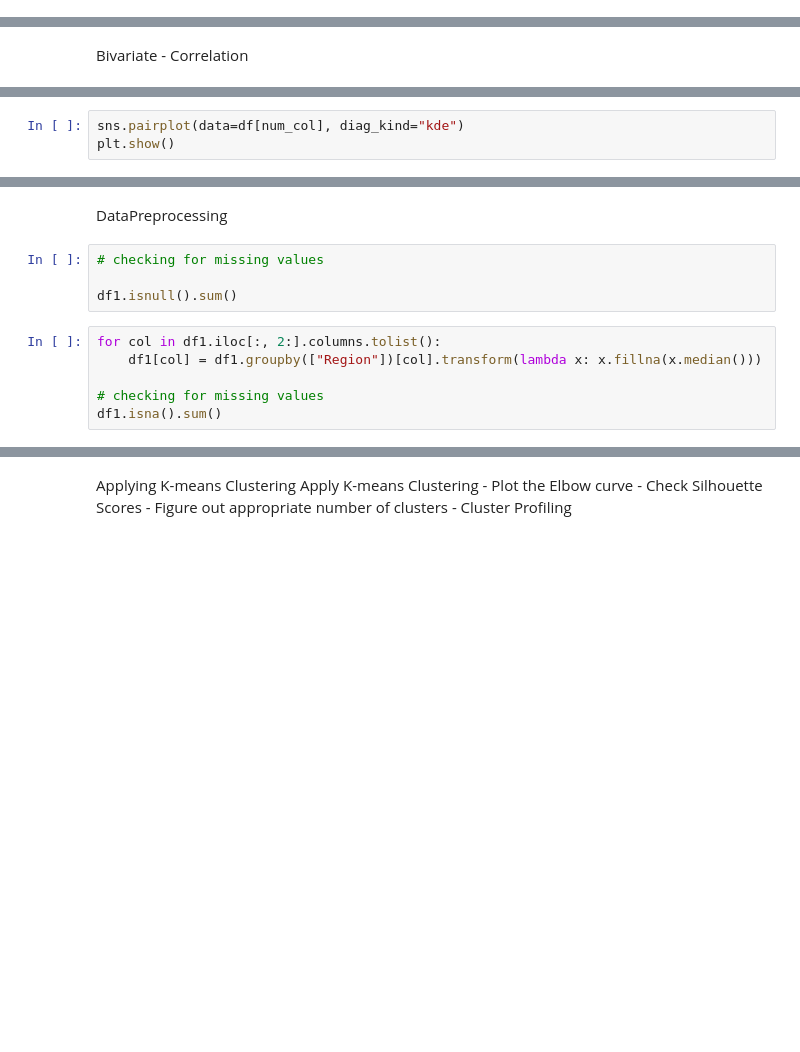
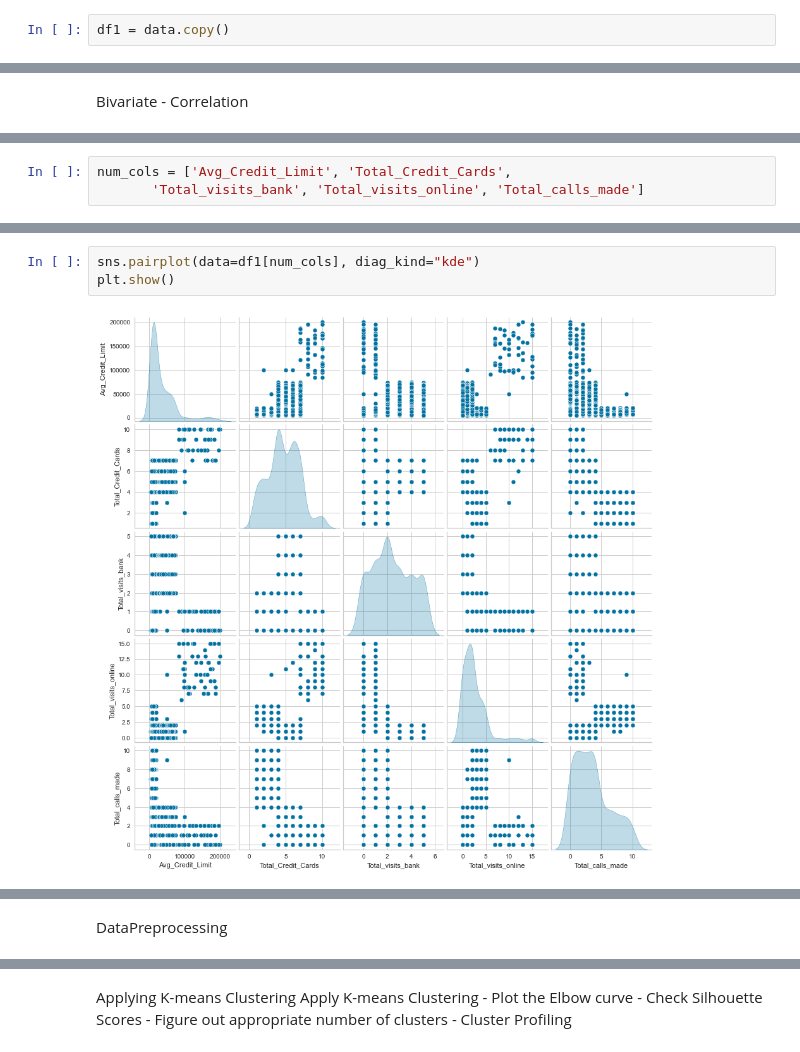
Before and after one commit to luisgvcalderon/aiml, a Jupyter notebook: LGCC-AllLifeCustomerSegmentation.ipynb, the cells around one changed output, grey strips where cells are left out. Saved outputs shown, nothing was run; the diff lists cells and outputs as text; blank space fills up the shorter version.

```diff
--- a/LGCC-AllLifeCustomerSegmentation.ipynb
+++ b/LGCC-AllLifeCustomerSegmentation.ipynb
@@ -159,0 +171,2 @@ def histogram_boxplot(data, feature, figsize=(12, 7), kde=False, bins=None):
+# %%
+df1 = data.copy()
@@ -173,0 +207,3 @@ plt.show()
+# %%
+num_cols = ['Avg_Credit_Limit', 'Total_Credit_Cards',
+       'Total_visits_bank', 'Total_visits_online', 'Total_calls_made']
@@ -174,3 +212,5 @@ plt.show()
 # %%
-sns.pairplot(data=df[num_col], diag_kind="kde")
+sns.pairplot(data=df1[num_cols], diag_kind="kde")
 plt.show()
+# %% [output]
+[figure, added]
@@ -177,15 +218,5 @@ plt.show()
 # %% [markdown]
 DataPreprocessing
-# %%
-# checking for missing values
-
-df1.isnull().sum()
-# %%
-for col in df1.iloc[:, 2:].columns.tolist():
-    df1[col] = df1.groupby(["Region"])[col].transform(lambda x: x.fillna(x.median()))
-
-# checking for missing values
-df1.isna().sum()
 # %%
 # Scaling the data set before clustering
 scaler = StandardScaler()
```
Also changed, not shown: parts of 52 cells of this notebook.
